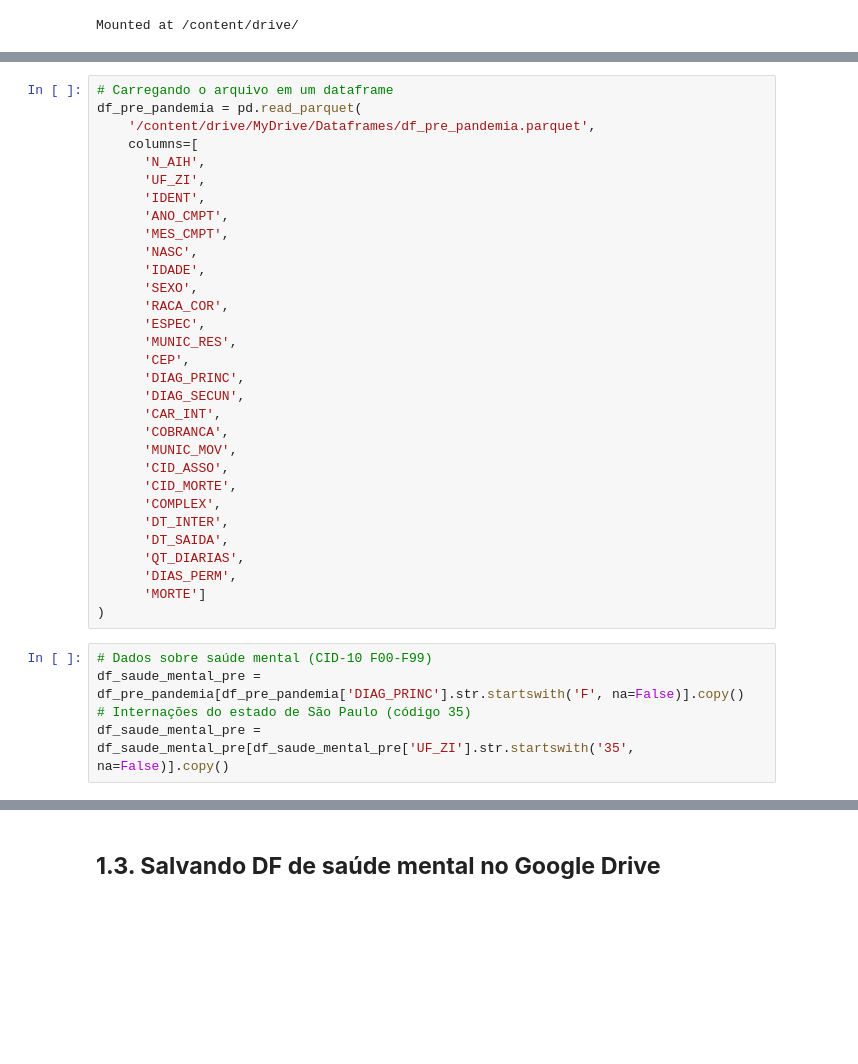
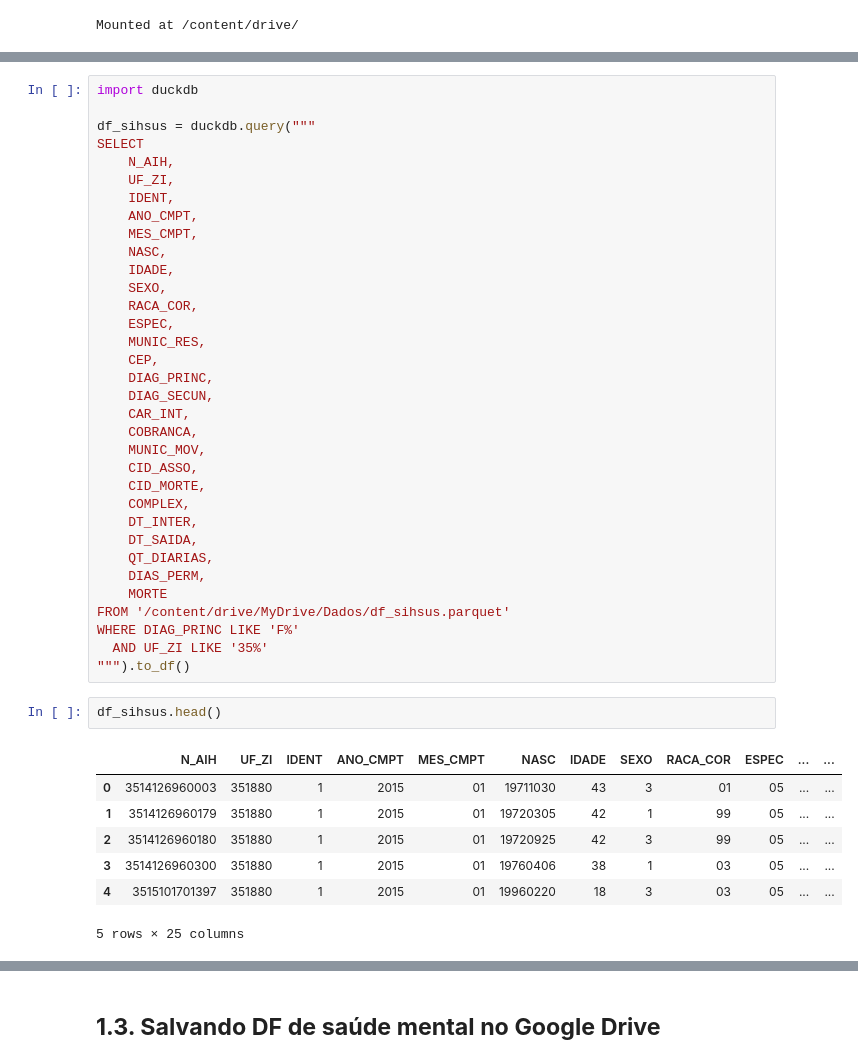
Before and after one commit to tinemyumi/saude-mental-datasus, a Jupyter notebook: notebooks/3.tratamento_dados_sihsus.ipynb, the cells around one changed output, grey strips where cells are left out. Cells and saved outputs as stored; diff of their text form; blank space fills up the shorter version.

```diff
--- a/notebooks/3.tratamento_dados_sihsus.ipynb
+++ b/notebooks/3.tratamento_dados_sihsus.ipynb
@@ -85,39 +68,47 @@ Data: 13/09/2025 Autor: Larissa Tinem
 # %%
-# Carregando o arquivo em um dataframe
-df_pre_pandemia = pd.read_parquet(
-    '/content/drive/MyDrive/Dataframes/df_pre_pandemia.parquet',
-    columns=[
-      'N_AIH',
-      'UF_ZI',
-      'IDENT',
-      'ANO_CMPT',
-      'MES_CMPT',
-      'NASC',
-      'IDADE',
-      'SEXO',
-      'RACA_COR',
-      'ESPEC',
-      'MUNIC_RES',
-      'CEP',
-      'DIAG_PRINC',
-      'DIAG_SECUN',
-      'CAR_INT',
-      'COBRANCA',
-      'MUNIC_MOV',
-      'CID_ASSO',
-      'CID_MORTE',
-      'COMPLEX',
-      'DT_INTER',
-      'DT_SAIDA',
-      'QT_DIARIAS',
-      'DIAS_PERM',
-      'MORTE']
-)
+import duckdb
+
+df_sihsus = duckdb.query("""
+SELECT
+    N_AIH,
+    UF_ZI,
+    IDENT,
+    ANO_CMPT,
+    MES_CMPT,
+    NASC,
+    IDADE,
+    SEXO,
+    RACA_COR,
+    ESPEC,
+    MUNIC_RES,
+    CEP,
+    DIAG_PRINC,
+    DIAG_SECUN,
+    CAR_INT,
+    COBRANCA,
+    MUNIC_MOV,
+    CID_ASSO,
+    CID_MORTE,
+    COMPLEX,
+    DT_INTER,
+    DT_SAIDA,
+    QT_DIARIAS,
+    DIAS_PERM,
+    MORTE
+FROM '/content/drive/MyDrive/Dados/df_sihsus.parquet'
+WHERE DIAG_PRINC LIKE 'F%'
+  AND UF_ZI LIKE '35%'
+""").to_df()
-# %%
-# Dados sobre saúde mental (CID-10 F00-F99)
-df_saude_mental_pre = df_pre_pandemia[df_pre_pandemia['DIAG_PRINC'].str.startswith('F', na=False)].copy()
-# Internações do estado de São Paulo (código 35)
-df_saude_mental_pre = df_saude_mental_pre[df_saude_mental_pre['UF_ZI'].str.startswith('35', na=False)].copy()
+# %%
+df_sihsus.head()
+# %% [output]
+|  | N_AIH | UF_ZI | IDENT | ANO_CMPT | MES_CMPT | NASC | IDADE | SEXO | RACA_COR | ESPEC | ... | ... |
+| 0 | 3514126960003 | 351880 | 1 | 2015 | 01 | 19711030 | 43 | 3 | 01 | 05 | ... | ... |
+| 1 | 3514126960179 | 351880 | 1 | 2015 | 01 | 19720305 | 42 | 1 | 99 | 05 | ... | ... |
+| 2 | 3514126960180 | 351880 | 1 | 2015 | 01 | 19720925 | 42 | 3 | 99 | 05 | ... | ... |
+| 3 | 3514126960300 | 351880 | 1 | 2015 | 01 | 19760406 | 38 | 1 | 03 | 05 | ... | ... |
+| 4 | 3515101701397 | 351880 | 1 | 2015 | 01 | 19960220 | 18 | 3 | 03 | 05 | ... | ... |
+5 rows × 25 columns
 # %% [markdown]
 ## **1.2. Transformação dos tipos de dados**
 
```
Also changed, not shown: parts of 90 cells of this notebook.
